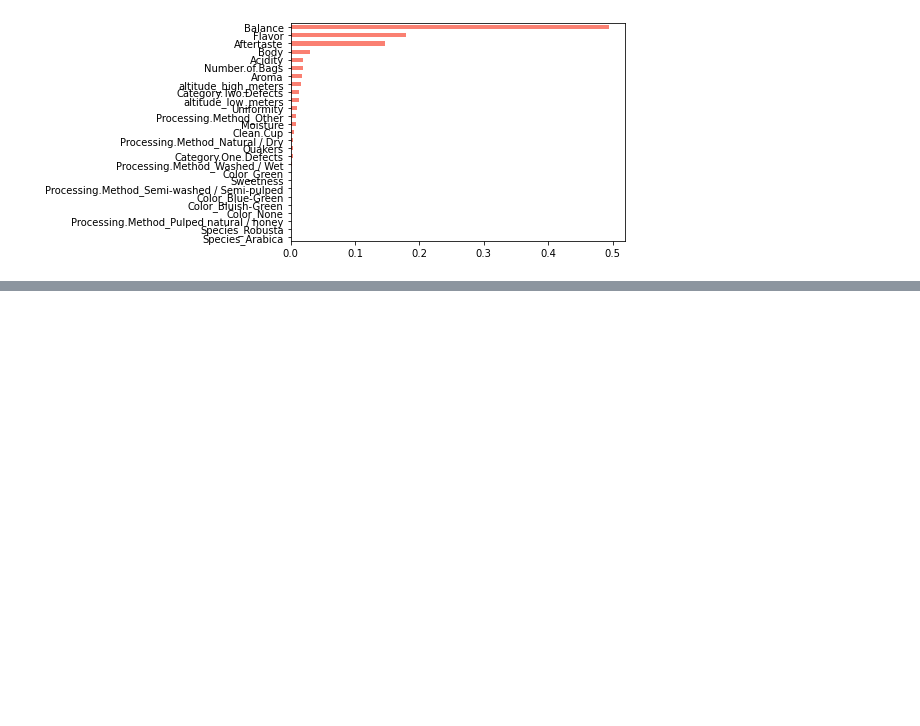
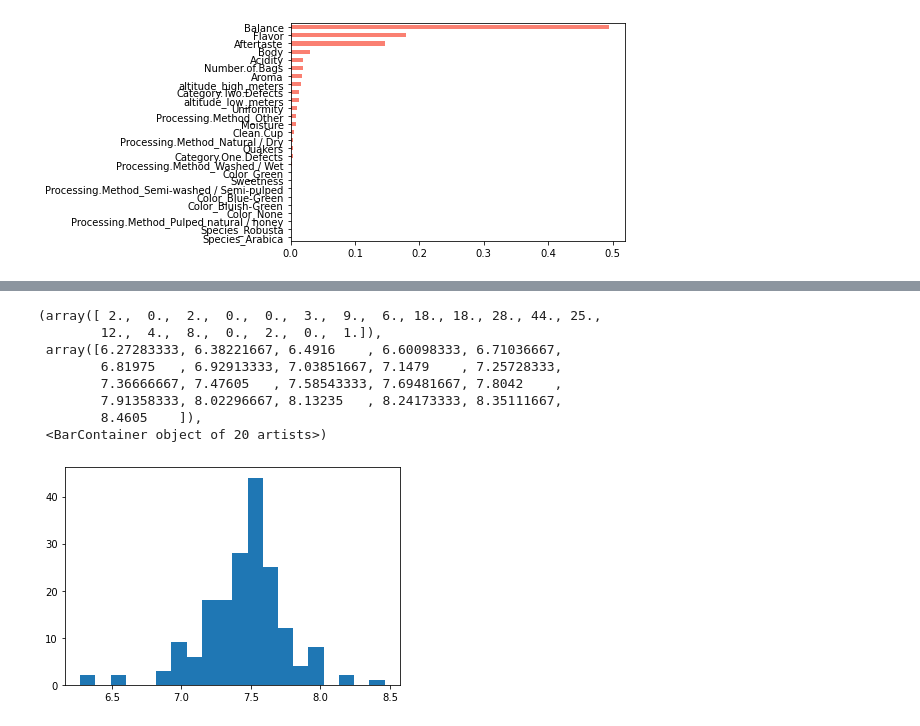
Before and after one commit to rhit-koenignm/CSSE415-CoffeeProject, a Jupyter notebook: cupper_points.ipynb, the cells around one changed output, grey strips where cells are left out. Saved outputs shown, nothing was run; the diff lists cells and outputs as text; code cells hidden in the pictures; blank space fills up the shorter version.

```diff
--- a/cupper_points.ipynb
+++ b/cupper_points.ipynb
@@ -121,0 +126,13 @@ y_test_predict =
+# %%
+y_test_predict = best_forest.predict(X_test).reshape(-1,1)
+plt.hist(y_test_predict, bins = 20)
+# %% [output]
+(array([ 2.,  0.,  2.,  0.,  0.,  3.,  9.,  6., 18., 18., 28., 44., 25.,
+        12.,  4.,  8.,  0.,  2.,  0.,  1.]),
+ array([6.27283333, 6.38221667, 6.4916    , 6.60098333, 6.71036667,
+        6.81975   , 6.92913333, 7.03851667, 7.1479    , 7.25728333,
+        7.36666667, 7.47605   , 7.58543333, 7.69481667, 7.8042    ,
+        7.91358333, 8.02296667, 8.13235   , 8.24173333, 8.35111667,
+        8.4605    ]),
+ <BarContainer object of 20 artists>)
+[figure, added]
```
Also changed, not shown: parts of 7 cells of this notebook.
